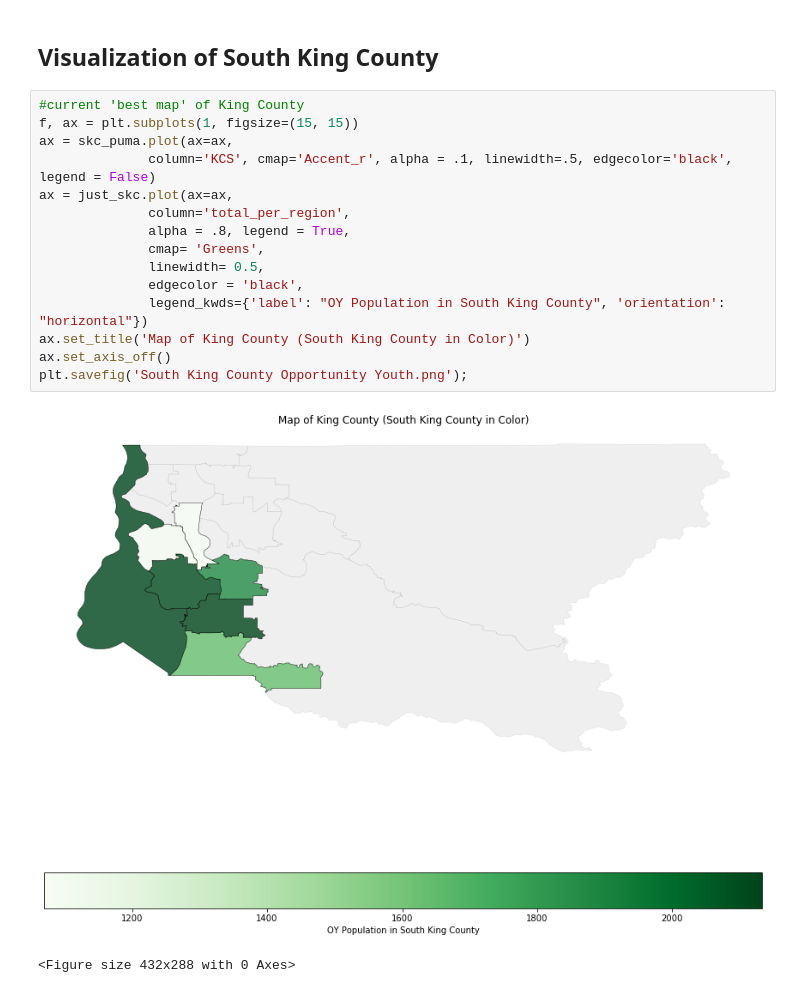
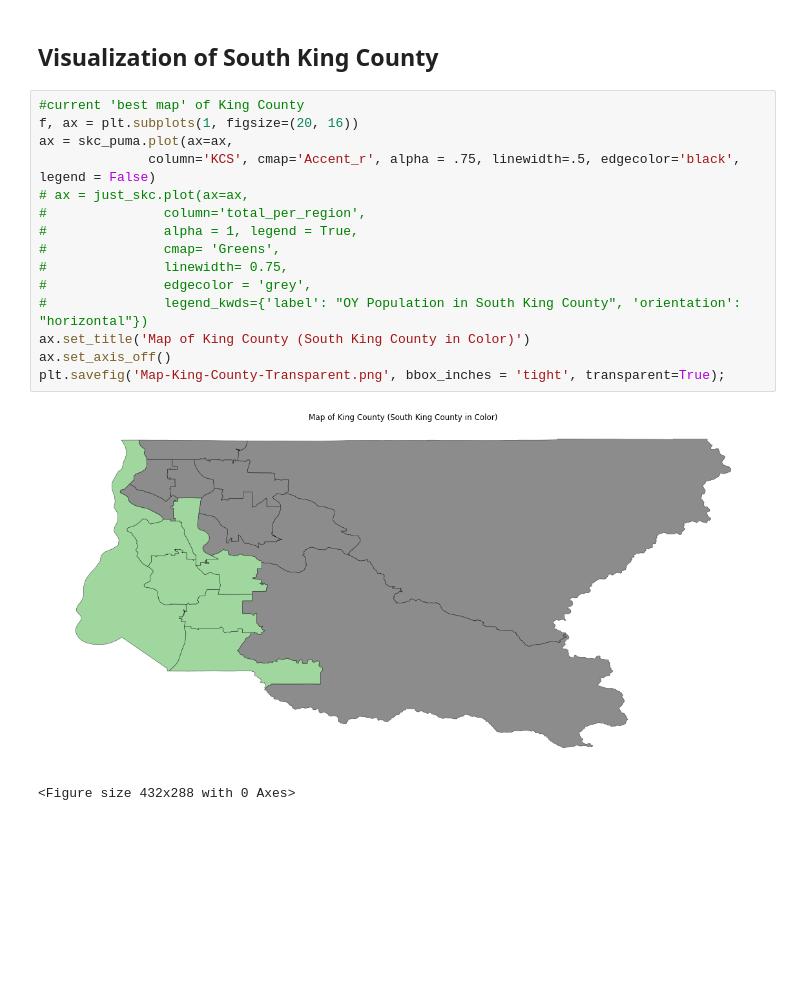
Before and after one commit to aabrahamson3/opportunity_youth, a Jupyter notebook: 01-making_a_map_aabrahamson.ipynb, the cells around one changed output. Cells and saved outputs as stored; diff of their text form; blank space fills up the shorter version.

```diff
--- a/01-making_a_map_aabrahamson.ipynb
+++ b/01-making_a_map_aabrahamson.ipynb
@@ -84,21 +60,21 @@ skc_puma
 ## Visualization of South King County
 # %%
 #current 'best map' of King County
-f, ax = plt.subplots(1, figsize=(15, 15))
+f, ax = plt.subplots(1, figsize=(20, 16))
 ax = skc_puma.plot(ax=ax,
-              column='KCS', cmap='Accent_r', alpha = .1, linewidth=.5, edgecolor='black',  legend = False)
-ax = just_skc.plot(ax=ax,
-              column='total_per_region',
-              alpha = .8, legend = True,
-              cmap= 'Greens',
-              linewidth= 0.5,
-              edgecolor = 'black',
-              legend_kwds={'label': "OY Population in South King County", 'orientation': "horizontal"})
+              column='KCS', cmap='Accent_r', alpha = .75, linewidth=.5, edgecolor='black',  legend = False)
+# ax = just_skc.plot(ax=ax,
+#               column='total_per_region',
+#               alpha = 1, legend = True,
+#               cmap= 'Greens',
+#               linewidth= 0.75,
+#               edgecolor = 'grey',
+#               legend_kwds={'label': "OY Population in South King County", 'orientation': "horizontal"})
 ax.set_title('Map of King County (South King County in Color)')
 ax.set_axis_off()
-plt.savefig('South King County Opportunity Youth.png');
+plt.savefig('Map-King-County-Transparent.png', bbox_inches = 'tight', transparent=True);
 # %% [output]
-[figure, old version]
+[figure, new version]
 # %%
 # %% [output]
 <Figure size 432x288 with 0 Axes>
```
Also changed, not shown: parts of 7 cells of this notebook, 9 other files.
